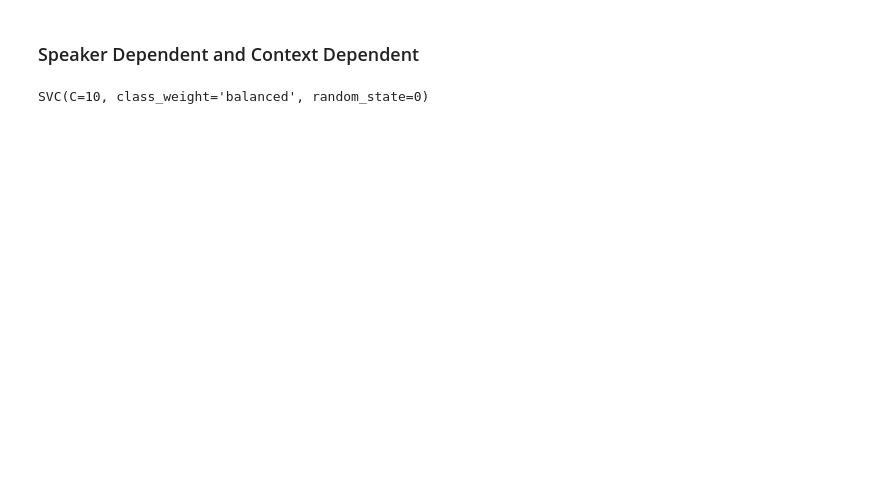
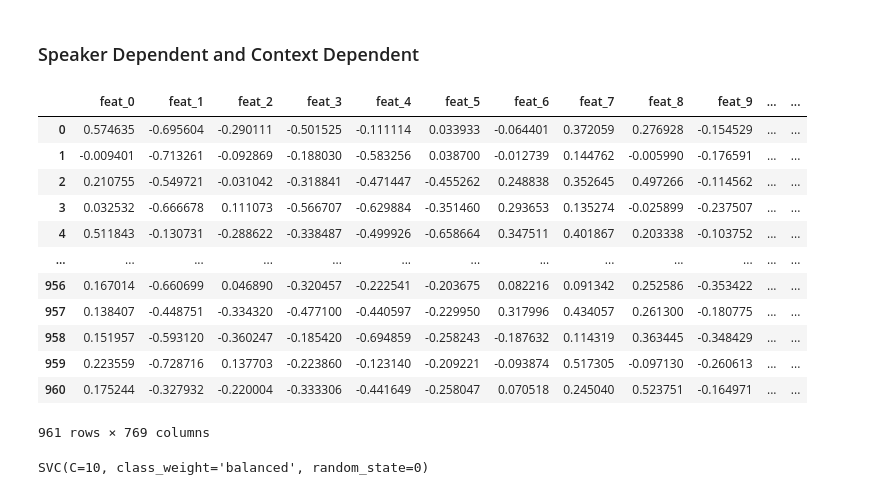
Before and after one commit to ShreyaPrabhu/multimodal_sarcasm_classification, a Jupyter notebook: unimodal_models/binary_classification/text_bert_svm_model.ipynb, the cells around one changed output. Drawn from its saved outputs; the diff is of its cells as text; code cells hidden in the pictures; blank space fills up the shorter version.

```diff
--- a/unimodal_models/binary_classification/text_bert_svm_model.ipynb
+++ b/unimodal_models/binary_classification/text_bert_svm_model.ipynb
@@ -57,10 +78,2 @@ weighted avg     0.6020    0.6017    0.6012       241
 # %% [markdown]
 ### Speaker Dependent and Context Independent
-# %%
-with open('../../text_features/embeddings/train_avg_embeddings_target_speaker.pkl', 'rb') as f:
-    x_train = pickle.load(f, encoding='latin1')
-
-with open('../../text_features/embeddings/test_avg_embeddings_target_speaker.pkl', 'rb') as f:
-    x_test = pickle.load(f, encoding='latin1')
-
-report, best_est = svm_classifier(x_train, x_test, y_train.values.ravel(), y_test.values.ravel())
@@ -82,10 +132,27 @@ weighted avg     0.5896    0.5892    0.5886       241
 # %% [markdown]
 ### Speaker Independent and Context dependent
 # %%
-with open('../../text_features/embeddings/train_avg_embeddings_target_context.pkl', 'rb') as f:
-    x_train = pickle.load(f, encoding='latin1')
+with open('../../text_features/embeddings/train_bert_embeddings_target_context.pkl', 'rb') as f:
+    x_train_context = pickle.load(f, encoding='latin1')
 
-with open('../../text_features/embeddings/test_avg_embeddings_target_context.pkl', 'rb') as f:
-    x_test = pickle.load(f, encoding='latin1')
-
-report, best_est = svm_classifier(x_train, x_test, y_train.values.ravel(), y_test.values.ravel())
+with open('../../text_features/embeddings/test_bert_embeddings_target_context.pkl', 'rb') as f:
+    x_test_context = pickle.load(f, encoding='latin1')
+# %%
+x_train_vals = []
+for sample in x_train_context["embeddings"]:
+    x_train_vals.append(sample[0].tolist())
+
+x_test_vals = []
+for sample in x_test_context["embeddings"]:
+    x_test_vals.append(sample[0].tolist())
+
+x_train_df = pd.DataFrame({'embeddings':x_train_vals})
+x_test_df = pd.DataFrame({'embeddings':x_test_vals})
+
+def process_dataframes(data):
+    temp_concat = pd.concat([data, data.embeddings.apply(pd.Series)], axis=1)
+    temp_concat.drop(columns=['embeddings'], inplace = True)
+    return temp_concat.add_prefix('feat_')
+
+x_train_df = process_dataframes(x_train_df)
+x_test_df = process_dataframes(x_test_df)
@@ -117,7 +178,26 @@ report, best_est = svm_classifier(x_train, x_test, y_train.values.ravel(), y_tes
-# %%
-best_est
-# %% [output]
-SVC(C=10, class_weight='balanced', random_state=0)
+# %%
+x_train_df["speaker"] = x_train_speakers["speaker"]
+x_test_df["speaker"] = x_test_speakers["speaker"]
+x_train_df
+# %% [output]
+|  | feat_0 | feat_1 | feat_2 | feat_3 | feat_4 | feat_5 | feat_6 | feat_7 | feat_8 | feat_9 | ... | ... |
+| 0 | 0.574635 | -0.695604 | -0.290111 | -0.501525 | -0.111114 | 0.033933 | -0.064401 | 0.372059 | 0.276928 | -0.154529 | ... | ... |
+| 1 | -0.009401 | -0.713261 | -0.092869 | -0.188030 | -0.583256 | 0.038700 | -0.012739 | 0.144762 | -0.005990 | -0.176591 | ... | ... |
+| 2 | 0.210755 | -0.549721 | -0.031042 | -0.318841 | -0.471447 | -0.455262 | 0.248838 | 0.352645 | 0.497266 | -0.114562 | ... | ... |
+| 3 | 0.032532 | -0.666678 | 0.111073 | -0.566707 | -0.629884 | -0.351460 | 0.293653 | 0.135274 | -0.025899 | -0.237507 | ... | ... |
+| 4 | 0.511843 | -0.130731 | -0.288622 | -0.338487 | -0.499926 | -0.658664 | 0.347511 | 0.401867 | 0.203338 | -0.103752 | ... | ... |
+| ... | ... | ... | ... | ... | ... | ... | ... | ... | ... | ... | ... | ... |
+| 956 | 0.167014 | -0.660699 | 0.046890 | -0.320457 | -0.222541 | -0.203675 | 0.082216 | 0.091342 | 0.252586 | -0.353422 | ... | ... |
+| 957 | 0.138407 | -0.448751 | -0.334320 | -0.477100 | -0.440597 | -0.229950 | 0.317996 | 0.434057 | 0.261300 | -0.180775 | ... | ... |
+| 958 | 0.151957 | -0.593120 | -0.360247 | -0.185420 | -0.694859 | -0.258243 | -0.187632 | 0.114319 | 0.363445 | -0.348429 | ... | ... |
+| 959 | 0.223559 | -0.728716 | 0.137703 | -0.223860 | -0.123140 | -0.209221 | -0.093874 | 0.517305 | -0.097130 | -0.260613 | ... | ... |
+| 960 | 0.175244 | -0.327932 | -0.220004 | -0.333306 | -0.441649 | -0.258047 | 0.070518 | 0.245040 | 0.523751 | -0.164971 | ... | ... |
+961 rows × 769 columns
+# %%
+report, best_est = svm_classifier(x_train_df, x_test_df, y_train.values.ravel(), y_test.values.ravel())
+best_est
+# %% [output]
+SVC(C=10, class_weight='balanced', random_state=0)
 # %%
 print(report)
 # %% [output]
```
Also changed, not shown: parts of 18 cells of this notebook, 1 other file.
